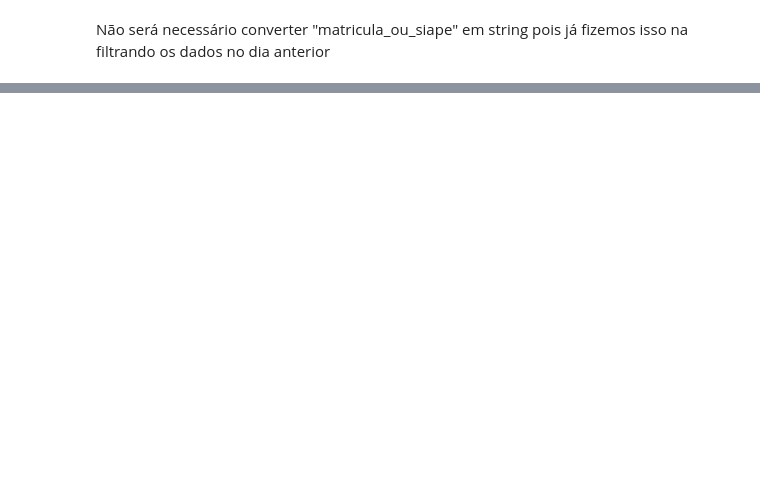
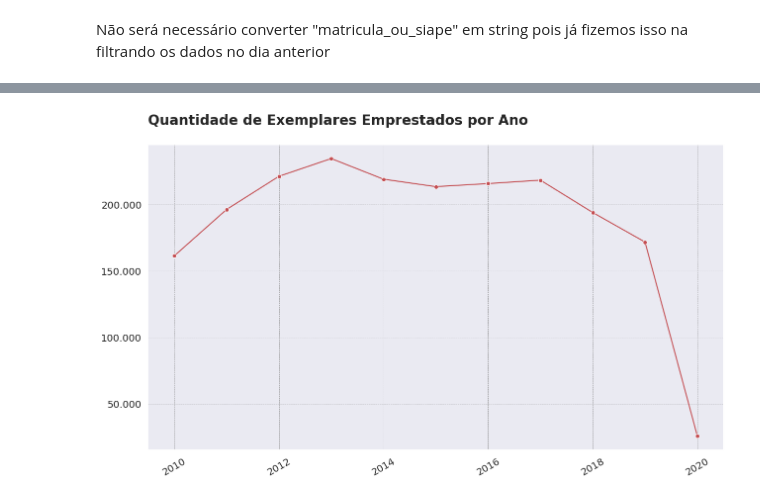
Before and after one commit to LuizGustavo8/7DaysOfCode, a Jupyter notebook: 7DaysOfCode.ipynb, the cells around one changed output, grey strips where cells are left out. Drawn from its saved outputs; the diff is of its cells as text; code cells hidden in the pictures; blank space fills up the shorter version.

```diff
--- a/7DaysOfCode.ipynb
+++ b/7DaysOfCode.ipynb
@@ -302,0 +331,5 @@ Não será necessário converter "matricula_ou_siape" em string pois já fizemos
+# %%
+emprestimos_data = pd.DataFrame(df_biblioteca['data_emprestimo'].value_counts()).reset_index()
+emprestimos_data.columns = ['data','quantidade']
+emprestimos_data['data'] = pd.to_datetime(emprestimos_data['data'])
+emprestimos_data
@@ -302,0 +350,4 @@ Não será necessário converter "matricula_ou_siape" em string pois já fizemos
+# %%
+emprestimos_por_ano = emprestimos_data.groupby(by=emprestimos_data.data.dt.year).sum()
+emprestimos_por_ano.index.name = 'ano'
+emprestimos_por_ano
@@ -302,0 +368,11 @@ Não será necessário converter "matricula_ou_siape" em string pois já fizemos
+# %%
+ax = sns.lineplot(data=emprestimos_por_ano,x='ano',y='quantidade', color='r', marker='o')
+ax.set(xlabel=None,ylabel=None)
+ax.tick_params(axis='x', rotation=30)
+ax.yaxis.set_major_formatter(ticker.FuncFormatter(lambda x, p: format(int(x), ',').replace(',','.')))
+ax.grid(True, which='both', linestyle='--', color='gray', linewidth=0.5)
+ax.set_title('Quantidade de Exemplares Emprestados por Ano'+'\n',size=20,loc='left',weight='bold')
+
+ax=ax
+# %% [output]
+[figure, added]
```
Also changed, not shown: parts of 41 cells of this notebook.
